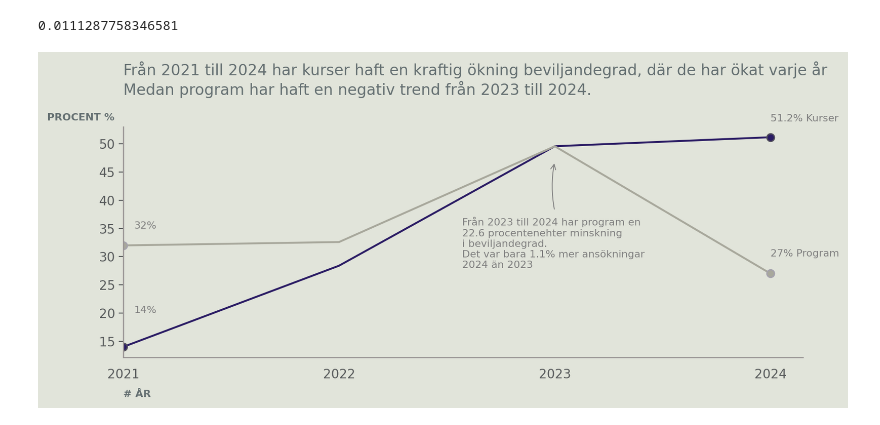
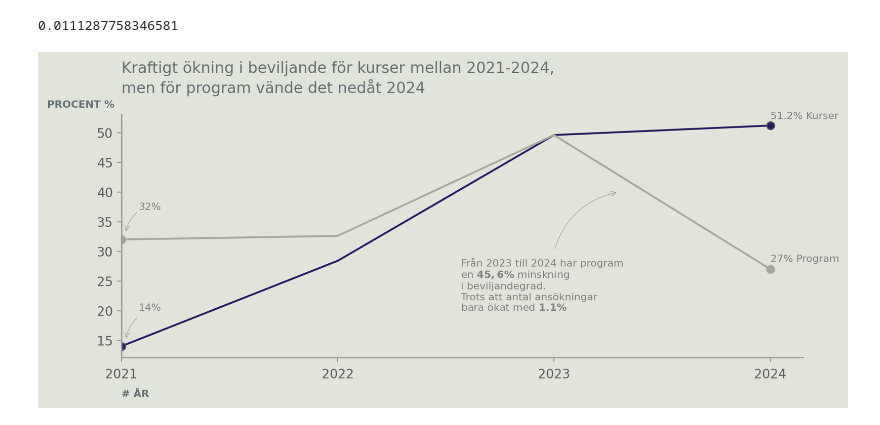
Before and after one commit to AlejandroHiroshima/Data_visualisation_grupp8, a Jupyter notebook: explorations/marcus_eda/eda1.ipynb, the cells around one changed output. Drawn from its saved outputs; the diff is of its cells as text; code cells hidden in the pictures.

```diff
--- a/explorations/marcus_eda/eda1.ipynb
+++ b/explorations/marcus_eda/eda1.ipynb
@@ -501,18 +501,19 @@ ax.plot(
     markevery=[0, -1],
 )
 
-
 ax.set_xticks(df_line_chart.index)
 ax.set_xlim(df_line_chart.index.min())
 
 
+# clutter
+ax.tick_params("both", color= "#9B9696")
+
 # Description and lable -> call to action
 ax.set_xlabel("# ÅR", loc="left", fontsize=8, color= "#657072")
 ax.set_ylabel("PROCENT %", loc="top", rotation=0, fontsize= 8, color= "#657072")
-ax.yaxis.set_label_coords(-0.013, 1.02)
+ax.yaxis.set_label_coords(-0.01, 1.02)
 ax.set_title(
-    "Från 2021 till 2024 har kurser haft en kraftig ökning beviljandegrad, där de har ökat varje år\n"
-    "Medan program har haft en negativ trend från 2023 till 2024.",
+    "Kraftigt ökning i beviljande för kurser mellan 2021-2024, \nmen för program vände det nedåt 2024",
     loc="left", color= "#657072"
 )
 
@@ -525,43 +526,57 @@ def text_annotation(ax, **option):
         s=option.get("text", ""),
         fontsize=option.get("font", 8),
         color= option.get("color", "grey")
     )
 
 
 # Text annotation
 
 text_annotation(
-    ax, x_value=2024, y_value=54, text="51.2% Kurser", font=8
+    ax, x_value=2024, y_value=52.3, text="51.2% Kurser", font=8
 )
 text_annotation(
-    ax, x_value=2024, y_value=30, text="27% Program", font=8
+    ax, x_value=2024, y_value=28.2, text="27% Program", font=8
 )
 text_annotation(
-    ax, x_value=2021 + 0.05, y_value=20, text="14%", font=8
+    ax, x_value=2021 + 0.08, y_value=20, text="14%", font=8
 )
 text_annotation(
-    ax, x_value=2021 + 0.05, y_value=35, text="32%", font=8
+    ax, x_value=2021 + 0.08, y_value=37, text="32%", font=8
 )
 text_annotation(
     ax,
     x_value=2023 - 0.43,
-    y_value=28,
-    text="Från 2023 till 2024 har program en \n22.6 procentenehter minskning \ni beviljandegrad. \nDet var bara 1.1% mer ansökningar \n2024 än 2023",
+    y_value=20,
+    text="Från 2023 till 2024 har program"
+    + "\nen $\mathbf{45,6\%}$ minskning"
+    + "\ni beviljandegrad."
+    + "\nTrots att antal ansökningar"
+    + "\nbara ökat med $\mathbf{1.1\%}$",
     font=8,
 )
 
+def arrow_annotation(ax, **option):
 
-# annotation
-ax.annotate(
-    text="",
-    xy=(2023, 47),  # punkten som pilen ska peka på
-    xytext=(2023, 38),  # startpunkten för pilen
-    arrowprops=dict(arrowstyle="->", linewidth=0.7, connectionstyle="arc3, rad= -0.1", color= "grey"),
+    x= option.get("x_value", 0)
+    y = option.get("y_value_piont", 0)
+    y_start = option.get("y_value_start", 0)
+    # annotation
+    ax.annotate(
+        text="",
+        xy=(x + option.get("x_distans"), y),  # punkten som pilen ska peka på
+        xytext=(x + option.get("x_distans_start", 0), y_start),  # startpunkten för pilen
+        arrowprops=dict(arrowstyle="->", linewidth=option.get("linewidth", 0.3), connectionstyle=f"arc3, rad= {option.get('rad', 0.3)}", color= option.get("color", "grey")),
 )
+
+
+arrow_annotation(ax, x_value= 2023, y_value_piont= 40, x_distans= 0.3, y_value_start= 30, linewidth= 0.3, rad= -0.3, color= "grey")
+arrow_annotation(ax, x_value= 2021, y_value_piont= 33, x_distans= 0.02, y_value_start= 36.8, x_distans_start= 0.08, linewidth= 0.3, rad= 0.2, color= "grey")
+arrow_annotation(ax, x_value= 2021, y_value_piont= 15, x_distans= 0.021, y_value_start= 19, x_distans_start= 0.08, linewidth= 0.3, rad= 0.2, color= "grey")
+
 
 
 fig.tight_layout()
 fig.show()
 fig.savefig("../figures/grant_rate_line_chart.png")
 # %% [output]
-[figure, old version]
+[figure, new version]
```
Also changed, not shown: 13 other files.
